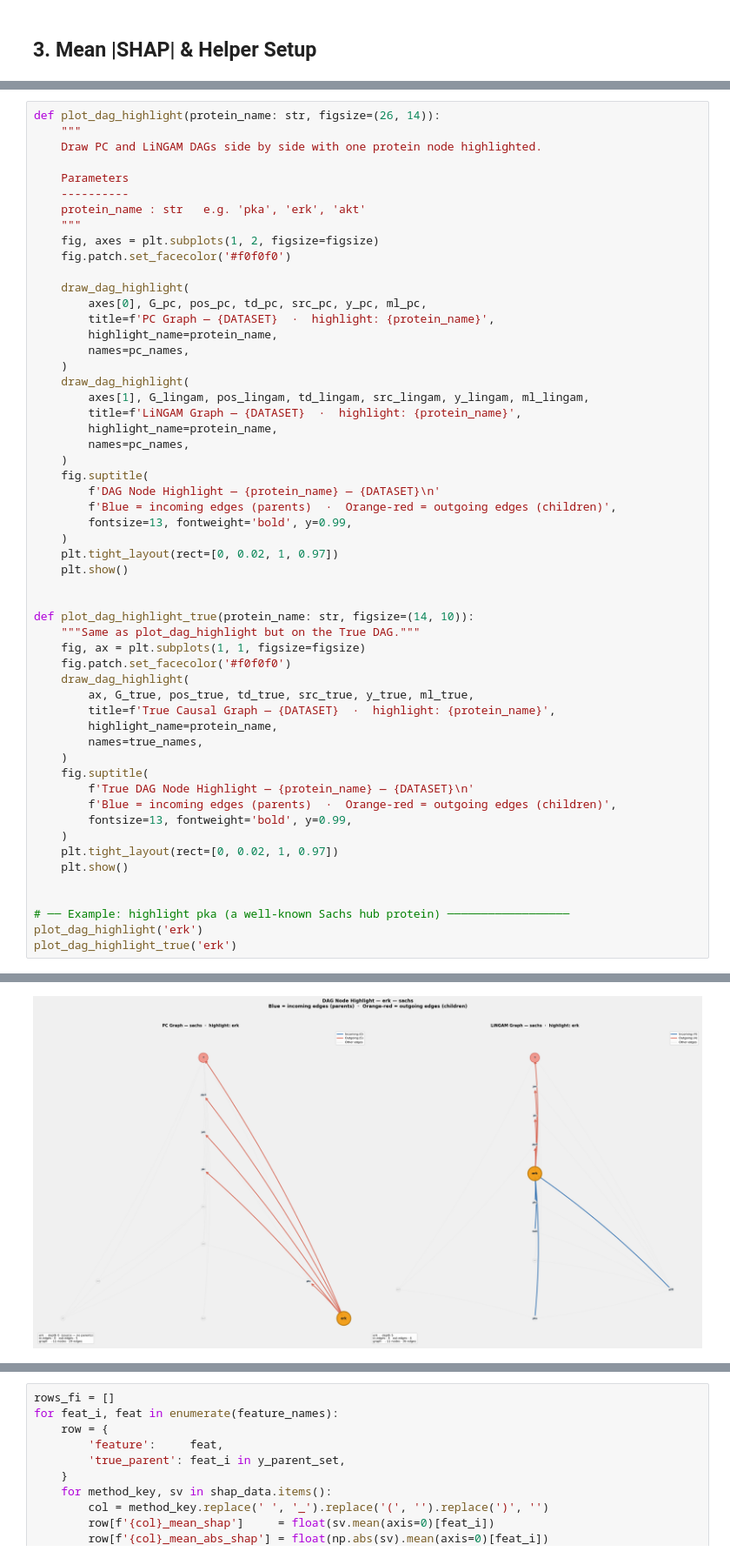
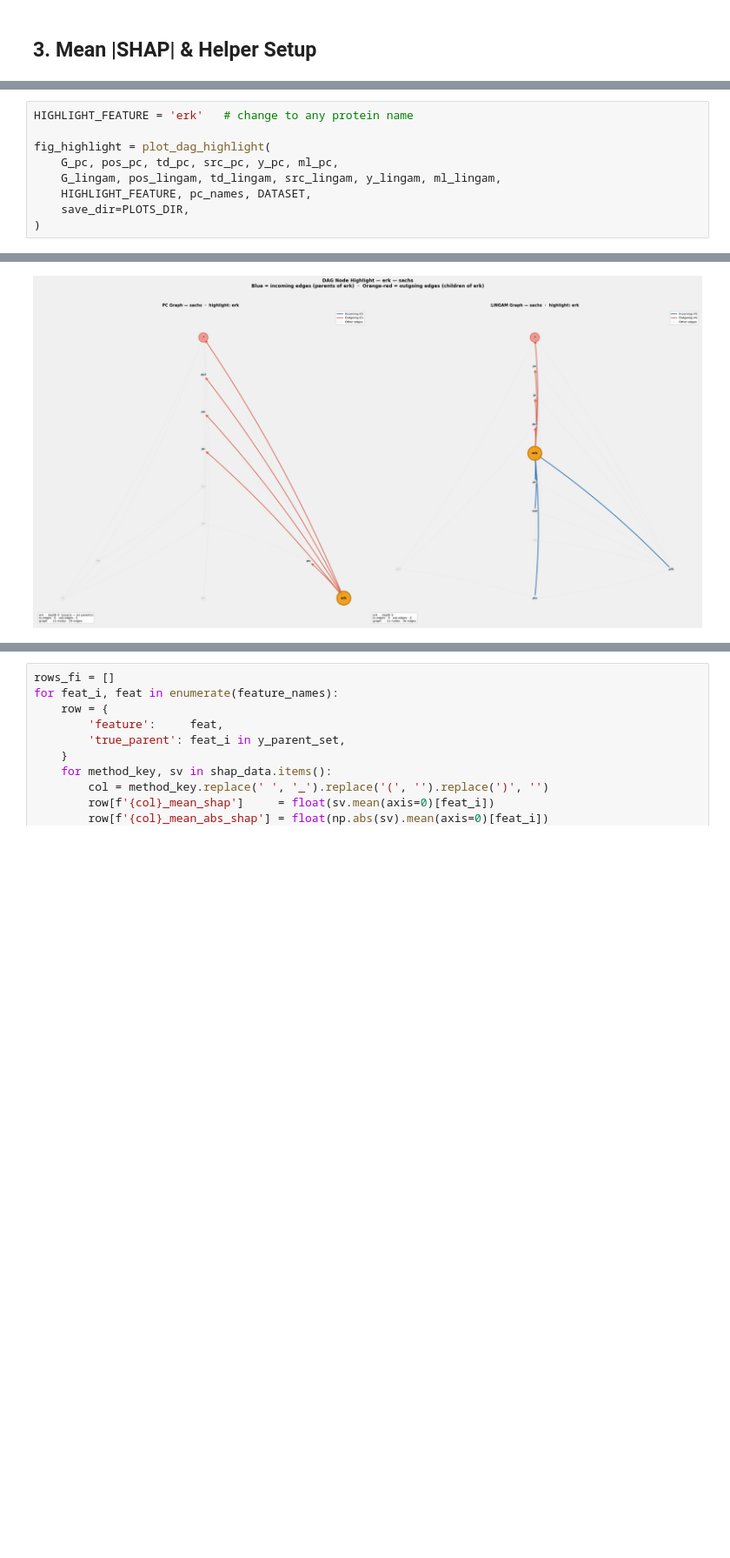
Before and after one commit to juanriosg12/master_thesis, a Jupyter notebook: notebooks/real_data_analysis.ipynb, the cells around one changed output, grey strips where cells are left out. Shown at 87% size. Drawn from its saved outputs; the diff is of its cells as text; blank space fills up the shorter version.

```diff
--- a/notebooks/real_data_analysis.ipynb
+++ b/notebooks/real_data_analysis.ipynb
@@ -495,56 +341,10 @@ Highlight a specific protein in both PC and LiNGAM graphs to understand its caus
 # %%
-def plot_dag_highlight(protein_name: str, figsize=(26, 14)):
-    """
-    Draw PC and LiNGAM DAGs side by side with one protein node highlighted.
+HIGHLIGHT_FEATURE = 'erk'   # change to any protein name
 
-    Parameters
-    ----------
-    protein_name : str   e.g. 'pka', 'erk', 'akt'
-    """
-    fig, axes = plt.subplots(1, 2, figsize=figsize)
-    fig.patch.set_facecolor('#f0f0f0')
-
-    draw_dag_highlight(
-        axes[0], G_pc, pos_pc, td_pc, src_pc, y_pc, ml_pc,
-        title=f'PC Graph — {DATASET}  ·  highlight: {protein_name}',
-        highlight_name=protein_name,
-        names=pc_names,
-    )
-    draw_dag_highlight(
-        axes[1], G_lingam, pos_lingam, td_lingam, src_lingam, y_lingam, ml_lingam,
-        title=f'LiNGAM Graph — {DATASET}  ·  highlight: {protein_name}',
-        highlight_name=protein_name,
-        names=pc_names,
-    )
-    fig.suptitle(
-        f'DAG Node Highlight — {protein_name} — {DATASET}\n'
-        f'Blue = incoming edges (parents)  ·  Orange-red = outgoing edges (children)',
-        fontsize=13, fontweight='bold', y=0.99,
-    )
-    plt.tight_layout(rect=[0, 0.02, 1, 0.97])
-    plt.show()
-
-
-def plot_dag_highlight_true(protein_name: str, figsize=(14, 10)):
-    """Same as plot_dag_highlight but on the True DAG."""
-    fig, ax = plt.subplots(1, 1, figsize=figsize)
-    fig.patch.set_facecolor('#f0f0f0')
-    draw_dag_highlight(
-        ax, G_true, pos_true, td_true, src_true, y_true, ml_true,
-        title=f'True Causal Graph — {DATASET}  ·  highlight: {protein_name}',
-        highlight_name=protein_name,
-        names=true_names,
-    )
-    fig.suptitle(
-        f'True DAG Node Highlight — {protein_name} — {DATASET}\n'
-        f'Blue = incoming edges (parents)  ·  Orange-red = outgoing edges (children)',
-        fontsize=13, fontweight='bold', y=0.99,
-    )
-    plt.tight_layout(rect=[0, 0.02, 1, 0.97])
-    plt.show()
-
-
-# ── Example: highlight pka (a well-known Sachs hub protein) ──────────────────
-plot_dag_highlight('erk')
-plot_dag_highlight_true('erk')
+fig_highlight = plot_dag_highlight(
+    G_pc, pos_pc, td_pc, src_pc, y_pc, ml_pc,
+    G_lingam, pos_lingam, td_lingam, src_lingam, y_lingam, ml_lingam,
+    HIGHLIGHT_FEATURE, pc_names, DATASET,
+    save_dir=PLOTS_DIR,
+)
 # %% [output]
@@ -551 +352 @@ plot_dag_highlight_true('erk')
-[figure, old version]
+[figure, new version]
```
Also changed, not shown: parts of 52 cells of this notebook, 45 other files.
